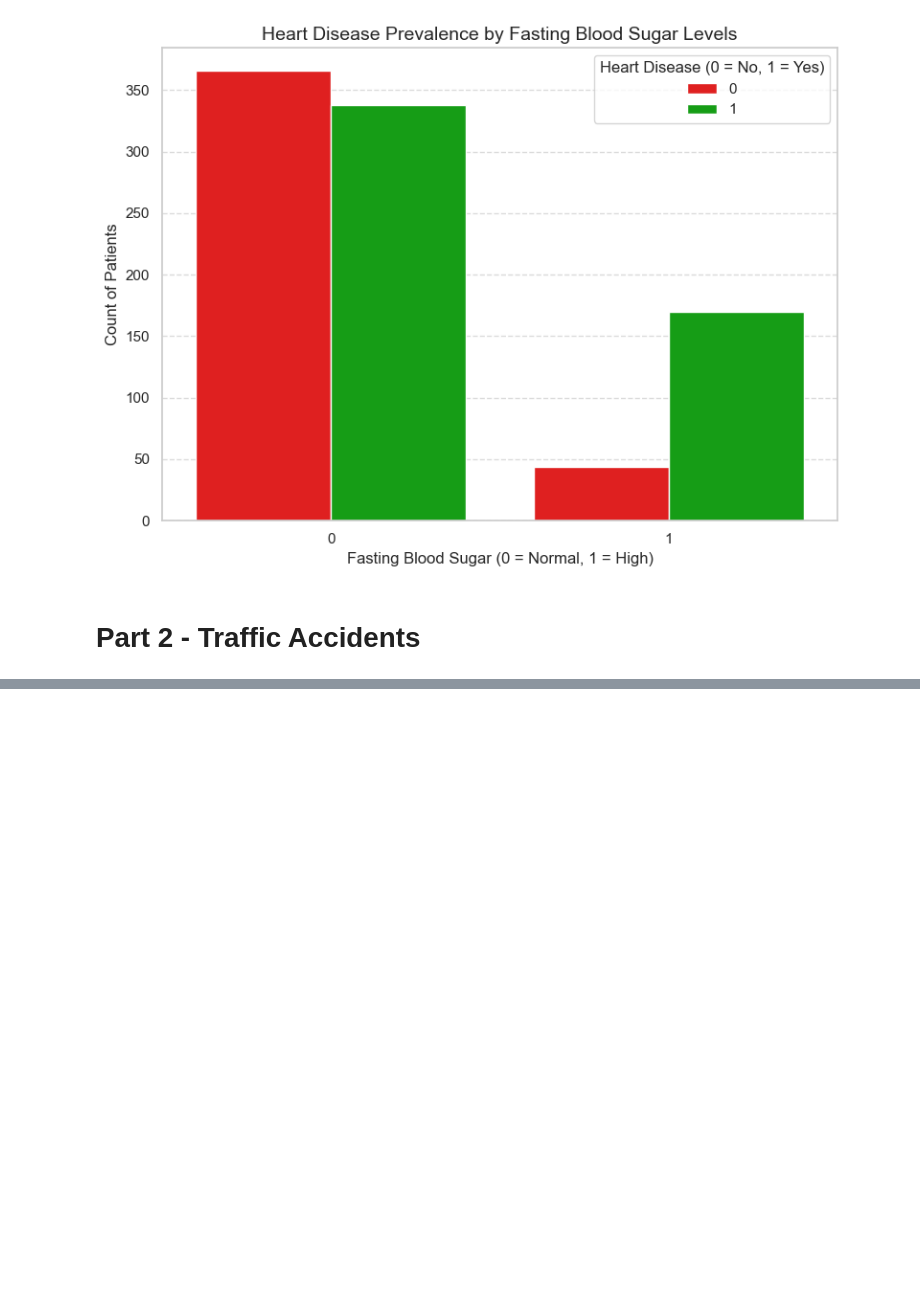
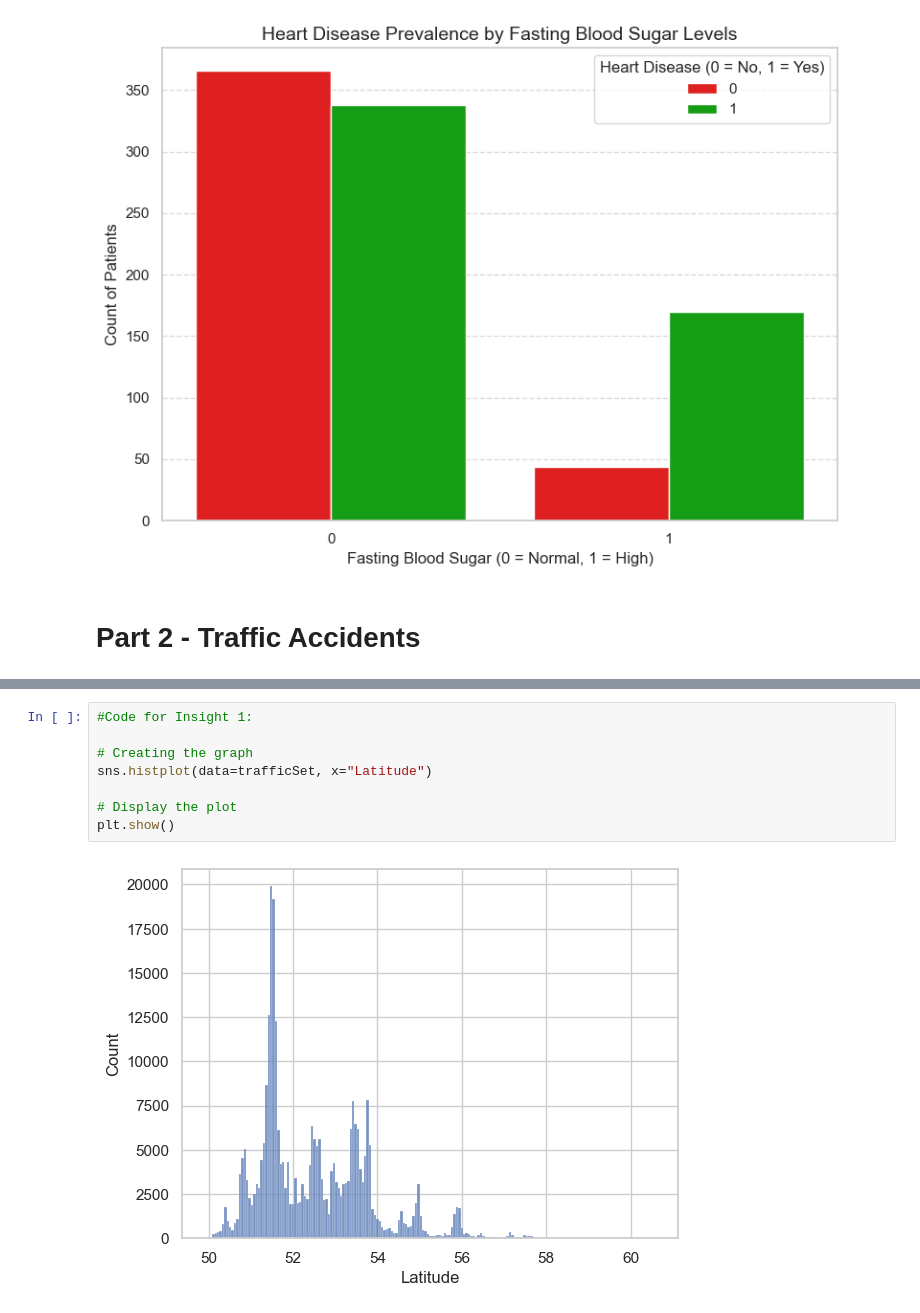
Before and after one commit to jutinwang/A1---CSI4142---GR48, a Jupyter notebook: G48-A1.ipynb, the cells around one changed output, grey strips where cells are left out. Drawn from its saved outputs; the diff is of its cells as text; blank space fills up the shorter version.

```diff
--- a/G48-A1.ipynb
+++ b/G48-A1.ipynb
@@ -336,0 +377,10 @@ trafficSet
+# %%
+#Code for Insight 1:
+
+# Creating the graph
+sns.histplot(data=trafficSet, x="Latitude")
+
+# Display the plot
+plt.show()
+# %% [output]
+[figure, added]
```
Also changed, not shown: parts of 15 cells of this notebook, 2 other files.
